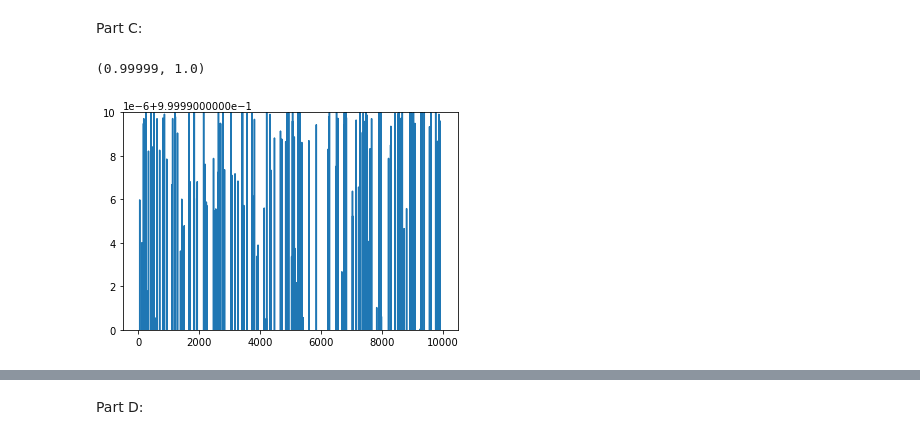
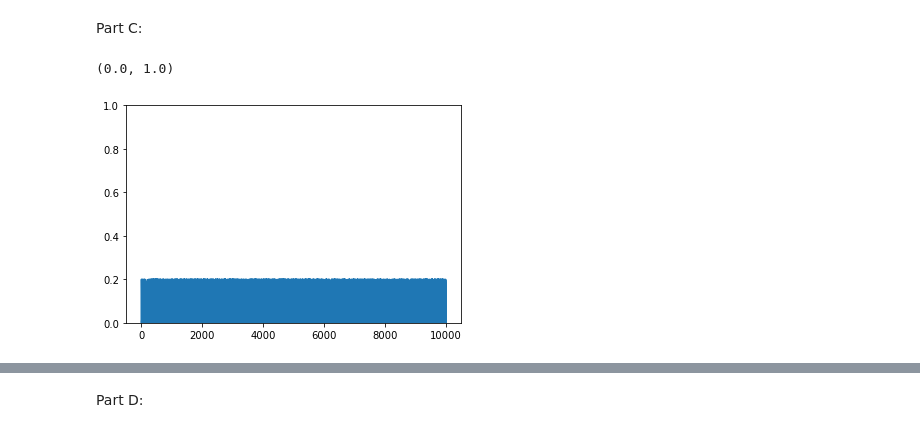
Before and after one commit to eleanorstuart/astr540, a Jupyter notebook: FinalProject.ipynb, the cells around one changed output, grey strips where cells are left out. Drawn from its saved outputs; the diff is of its cells as text; code cells hidden in the pictures.

```diff
--- a/FinalProject.ipynb
+++ b/FinalProject.ipynb
@@ -88,7 +88,7 @@ for t in range(steps):
     p_current = states[-1] #grab most recent value in states
     p_new = random.normal(loc=p_current, scale = 1.75) # generate a candidate p' for the next sample
     likelihood_p_new = likelihood(p_new, data)
-    posterior_m.append(likelihood_p_new) # TODO: this needs to be normalized
+    posterior_m.append(likelihood_p_new*1/5)# TODO: this needs to be normalized
     r = likelihood_p_new/likelihood(p_current, data) # uniform prior, therefore post/post = lik/lik
 
     if r >= 1:
@@ -141,11 +141,11 @@ Part C:
 # %%
 # TODO: Plot the posterior in m. Find the best-fit value of this parameter, and its 68% credible interval.
 
 # save p_new, posterior(p_new) in a list as I go over the t's
 # plot posterior(p_new) vs p_new here
 
 plt.plot(np.arange(0, 10001), posterior_m)
-plt.ylim(0.99999,1)
+plt.ylim(0,1)
 # %% [output]
-(0.99999, 1.0)
+(0.0, 1.0)
-[figure, old version]
+[figure, new version]
```
Also changed, not shown: parts of 17 cells of this notebook.
